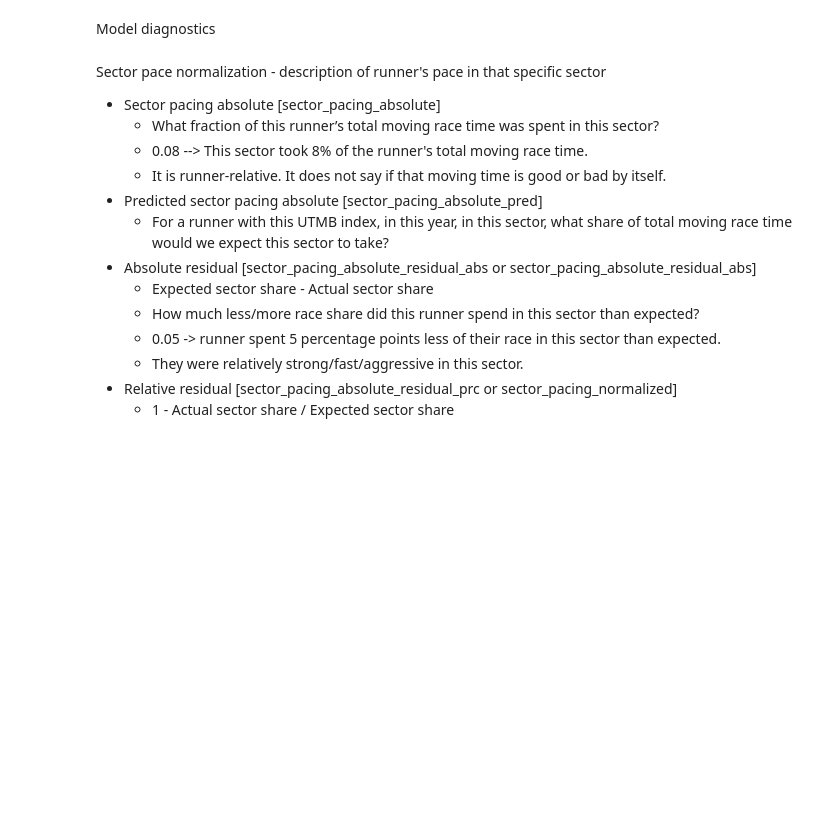
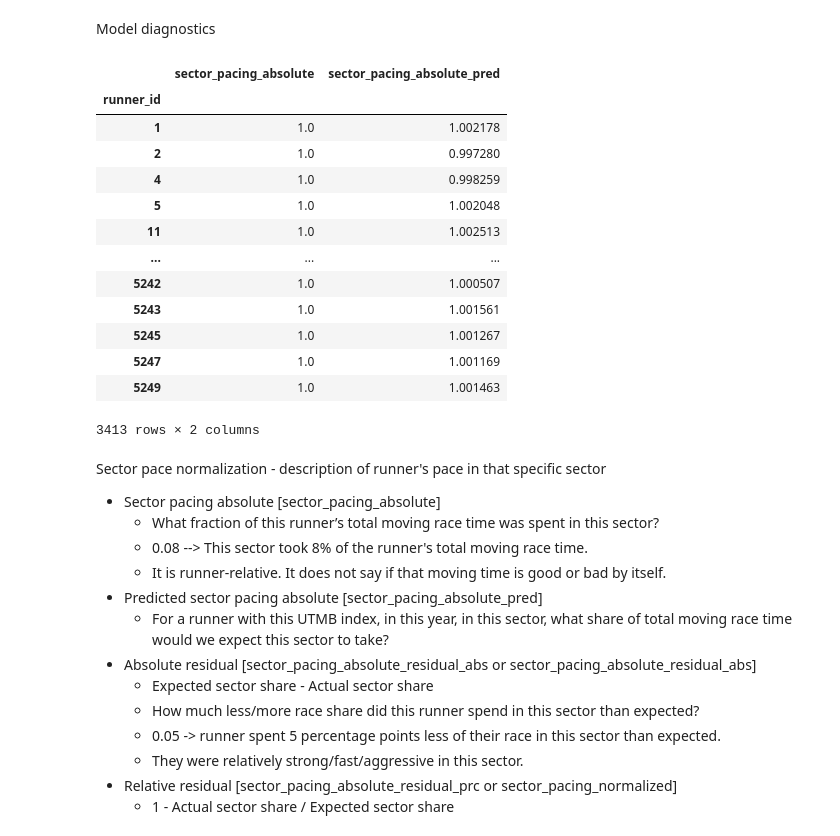
Before and after one commit to 1312Bravo/Path-To-UTMB, a Jupyter notebook: pacing_strategy/research.ipynb, the cells around one changed output. Saved outputs shown, nothing was run; the diff lists cells and outputs as text; code cells hidden in the pictures; blank space fills up the shorter version.

```diff
--- a/pacing_strategy/research.ipynb
+++ b/pacing_strategy/research.ipynb
@@ -1371,6 +1371,68 @@ display(
 81 rows × 7 columns
 # %% [markdown]
 Model diagnostics
+# %%
+# Does sector pacing predictions sum to 1 for every runner? If now, normalize them
+display(
+    df_sector_pacing_normalization_estimation
+    .groupby("runner_id")
+    [["sector_pacing_absolute", "sector_pacing_absolute_pred"]]
+    .sum()
+)
+
+# Normalize
+df_sector_pacing_normalization_estimation = (
+    df_sector_pacing_normalization_estimation
+    .assign(
+        runner_sector_pacing_absolute_pred_sum = lambda df: (
+            df.groupby(["race_id", "year", "runner_id"])
+            ["sector_pacing_absolute_pred"]
+            .transform("sum")
+        ),
+        sector_pacing_absolute_pred = lambda df: (
+            df["sector_pacing_absolute_pred"]
+            / df["runner_sector_pacing_absolute_pred_sum"]
+        ),
+    )
+)
+
+# Check
+sector_pacing_share_check_df = (
+    df_sector_pacing_normalization_estimation
+    .groupby(["race_id", "year", "runner_id"])
+    .agg(
+        sector_pacing_absolute_sum = ("sector_pacing_absolute", "sum"),
+        sector_pacing_absolute_pred_sum = ("sector_pacing_absolute_pred", "sum"),
+    )
+    .reset_index()
+)
+
+assert np.allclose(
+    sector_pacing_share_check_df["sector_pacing_absolute_sum"],
+    1,
+    atol = 1e-6,
+), "Actual sector pacing shares do not sum to 1 for every runner."
+
+assert np.allclose(
+    sector_pacing_share_check_df["sector_pacing_absolute_pred_sum"],
+    1,
+    atol = 1e-6,
+), "Predicted sector pacing shares do not sum to 1 for every runner."
+# %% [output]
+|  | sector_pacing_absolute | sector_pacing_absolute_pred |
+| runner_id |  |  |
+| 1 | 1.0 | 1.002178 |
+| 2 | 1.0 | 0.997280 |
+| 4 | 1.0 | 0.998259 |
+| 5 | 1.0 | 1.002048 |
+| 11 | 1.0 | 1.002513 |
+| ... | ... | ... |
+| 5242 | 1.0 | 1.000507 |
+| 5243 | 1.0 | 1.001561 |
+| 5245 | 1.0 | 1.001267 |
+| 5247 | 1.0 | 1.001169 |
+| 5249 | 1.0 | 1.001463 |
+3413 rows × 2 columns
 # %%
 # Calculate absolute sector pacing residual: Expected - Actual
 df_sector_pacing_normalization_estimation = (
```
Also changed, not shown: parts of 5 cells of this notebook.
